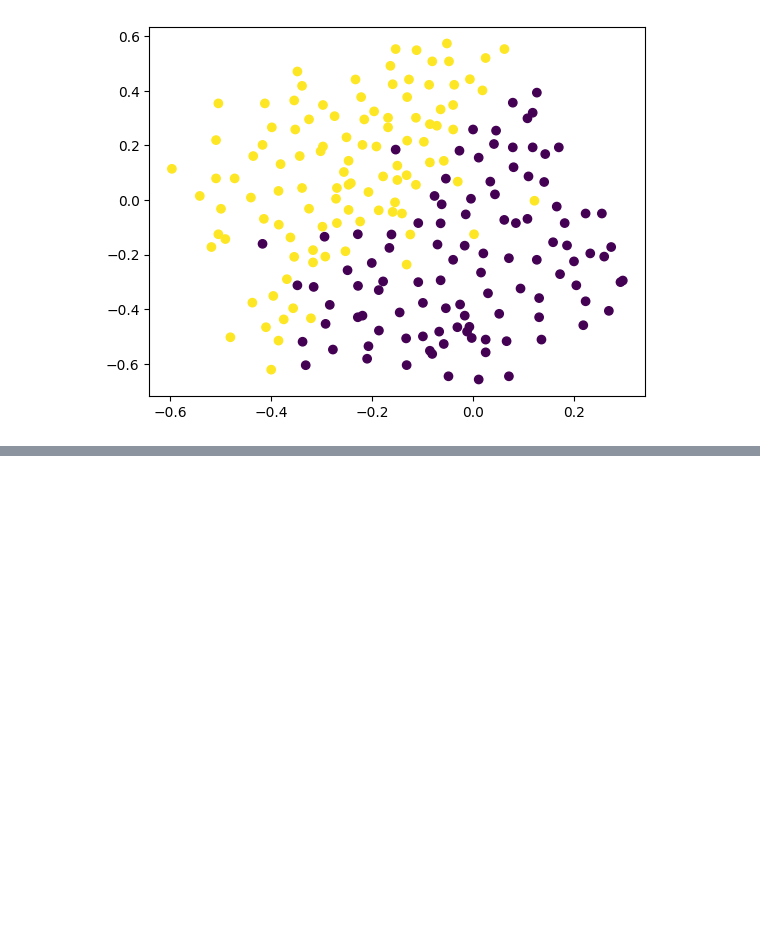
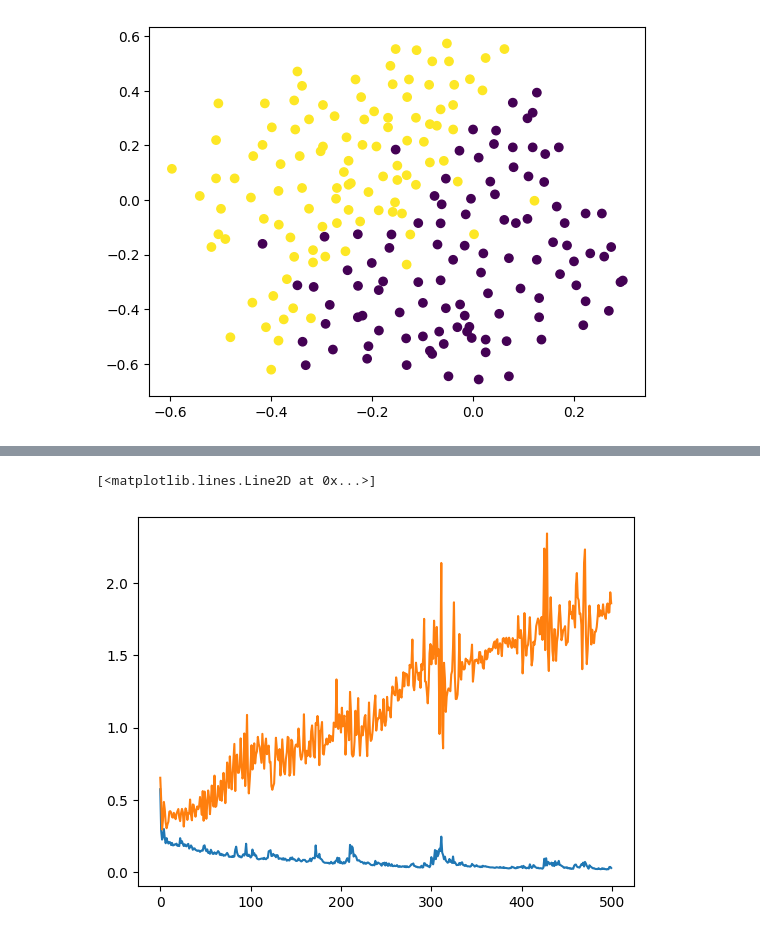
Before and after one commit to SwaroopDangal/DL-learn, a Jupyter notebook: 9.dropout/dropout-class.ipynb, the cells around one changed output, grey strips where cells are left out. Drawn from its saved outputs; the diff is of its cells as text; code cells hidden in the pictures; blank space fills up the shorter version.

```diff
--- a/9.dropout/dropout-class.ipynb
+++ b/9.dropout/dropout-class.ipynb
@@ -269,0 +280,6 @@ Epoch 500/500
+# %%
+plt.plot(history.history['loss'])
+plt.plot(history.history['val_loss'])
+# %% [output]
+[<matplotlib.lines.Line2D at 0x...>]
+[figure, added]
```
Also changed, not shown: parts of 3 cells of this notebook.
